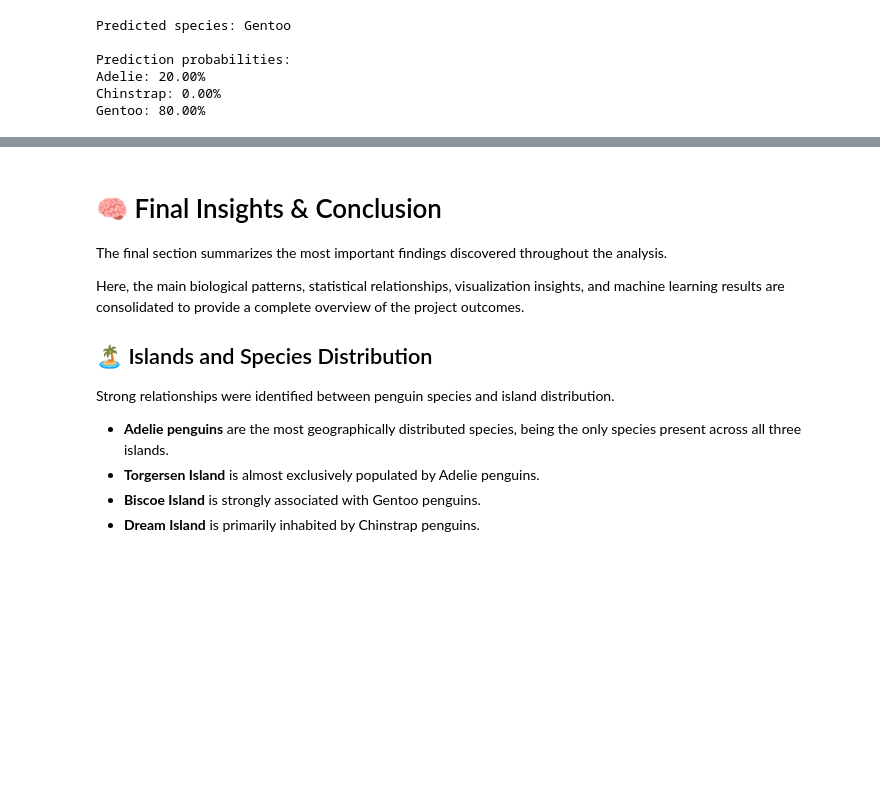
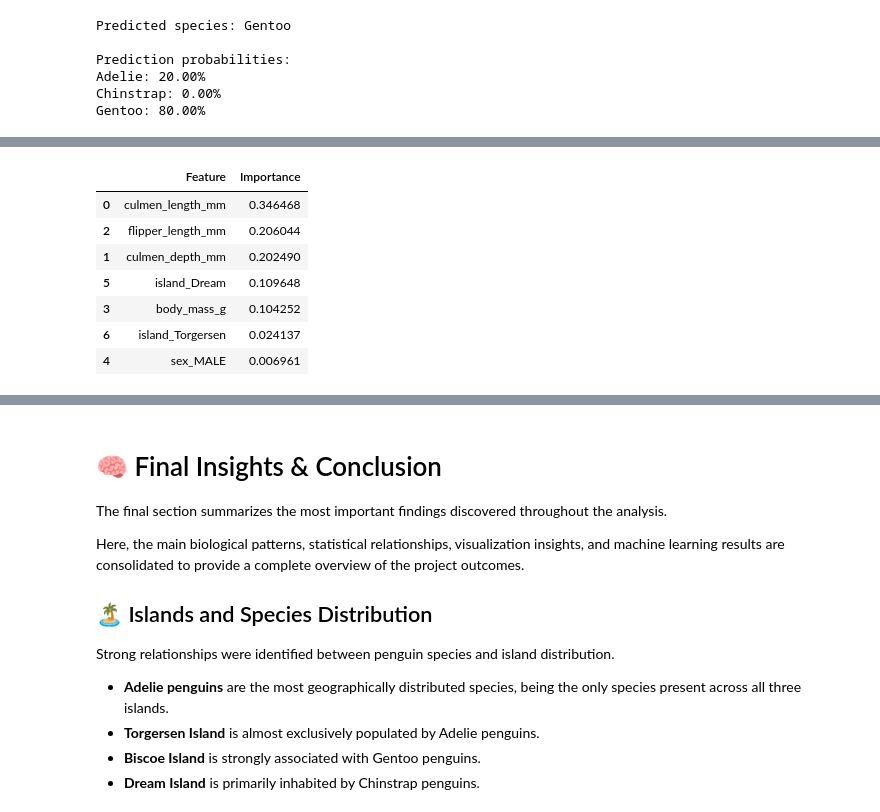
Before and after one commit to Leow14/Penguin-DF, a Jupyter notebook: notebook.ipynb, the cells around one changed output, grey strips where cells are left out. Drawn from its saved outputs; the diff is of its cells as text; code cells hidden in the pictures; blank space fills up the shorter version.

```diff
--- a/notebook.ipynb
+++ b/notebook.ipynb
@@ -793,0 +801,21 @@ Gentoo: 80.00%
+# %%
+importance_df = pd.DataFrame({
+    "Feature": X.columns,
+    "Importance": model.feature_importances_
+})
+
+importance_df = importance_df.sort_values(
+    by="Importance",
+    ascending=False
+)
+
+importance_df
+# %% [output]
+|  | Feature | Importance |
+| 0 | culmen_length_mm | 0.346468 |
+| 2 | flipper_length_mm | 0.206044 |
+| 1 | culmen_depth_mm | 0.202490 |
+| 5 | island_Dream | 0.109648 |
+| 3 | body_mass_g | 0.104252 |
+| 6 | island_Torgersen | 0.024137 |
+| 4 | sex_MALE | 0.006961 |
```
Also changed, not shown: parts of 3 cells of this notebook.
